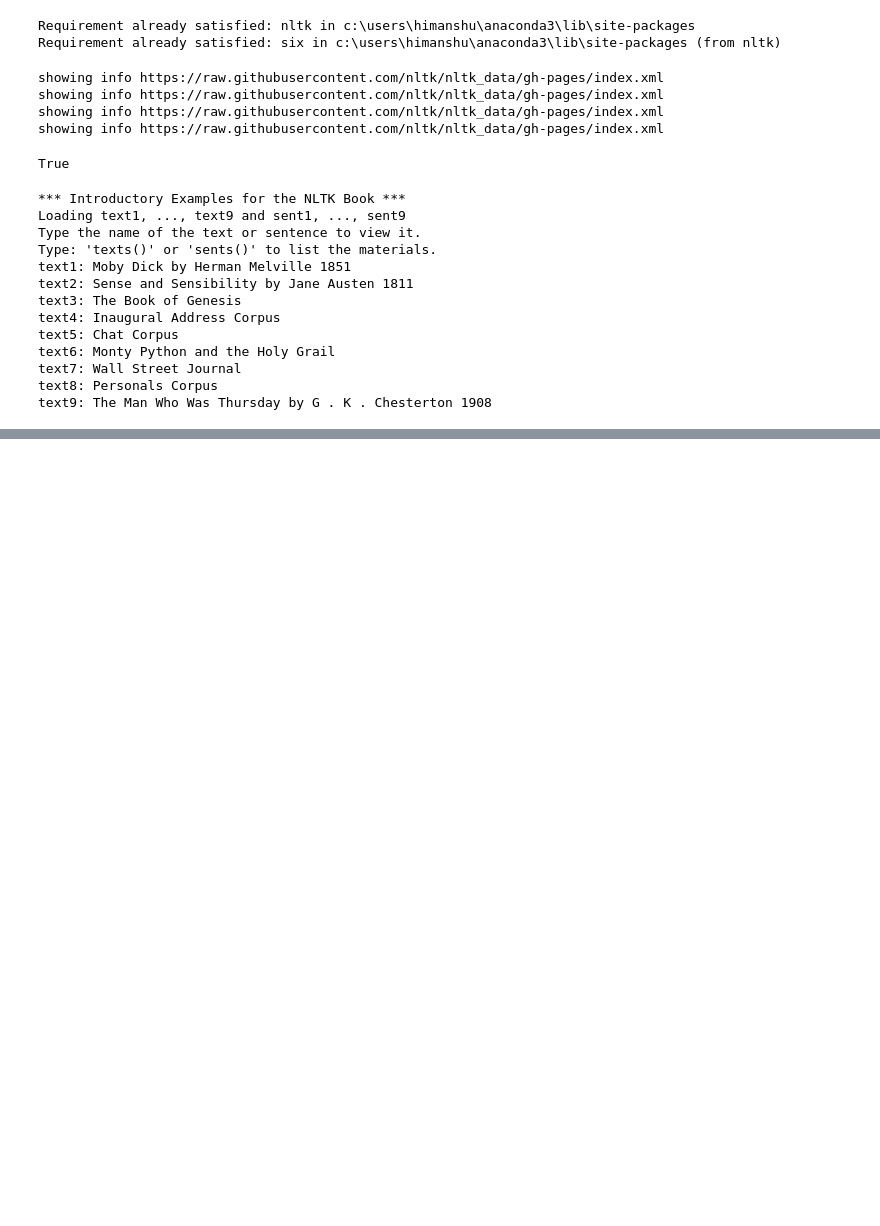
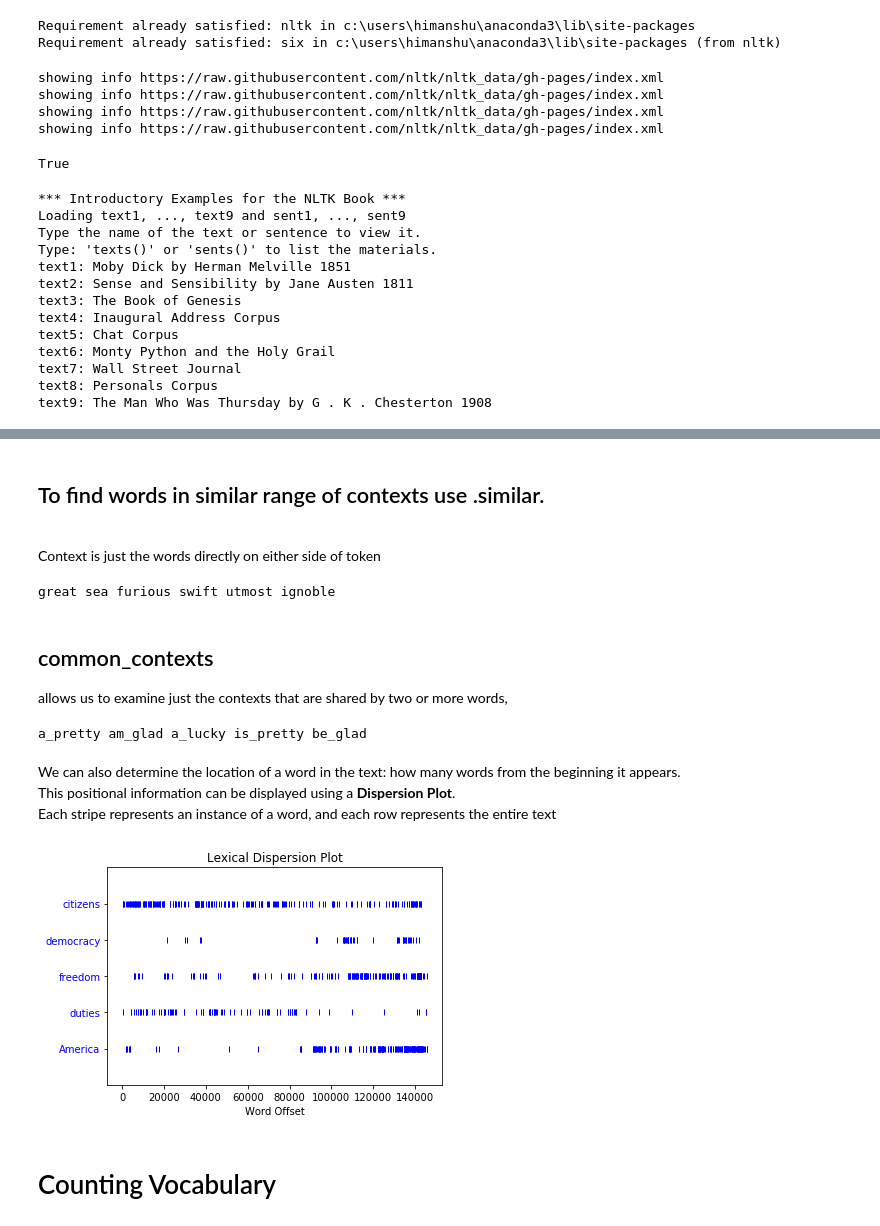
Before and after one commit to himanshu-hazari/NLTK-Basics, a Jupyter notebook: NLTK_Basics_To_Advance.ipynb, the cells around one changed output, grey strips where cells are left out. Cells and saved outputs as stored; diff of their text form; code cells hidden in the pictures; blank space fills up the shorter version.

```diff
--- a/NLTK_Basics_To_Advance.ipynb
+++ b/NLTK_Basics_To_Advance.ipynb
@@ -58,0 +55,20 @@ eet in length . They fancy that the monster to which these arms belonged ordina
+# %% [markdown]
+<H2>To find words in similar range of contexts use .similar.</H2><br> Context is just the words directly on either side of token
+# %%
+text1.similar("fictitious")
+# %% [output]
+great sea furious swift utmost ignoble
+# %% [markdown]
+<H2>common_contexts</H2> allows us to examine just the contexts that are shared by two or more words,
+# %%
+text2.common_contexts(["monstrous","very"]) #a monstrous pretty , a very pretty
+# %% [output]
+a_pretty am_glad a_lucky is_pretty be_glad
+# %% [markdown]
+We can also determine the location of a word in the text: how many words from the beginning it appears.<br> This positional information can be displayed using a <b>Dispersion Plot</b>. <br>Each stripe represents an instance of a word, and each row represents the entire text
+# %%
+text4.dispersion_plot(["citizens", "democracy", "freedom", "duties", "America"])
+# %% [output]
+[figure, added]
+# %% [markdown]
+<H1>Counting Vocabulary</H1>
```
Also changed, not shown: parts of 10 cells of this notebook.
